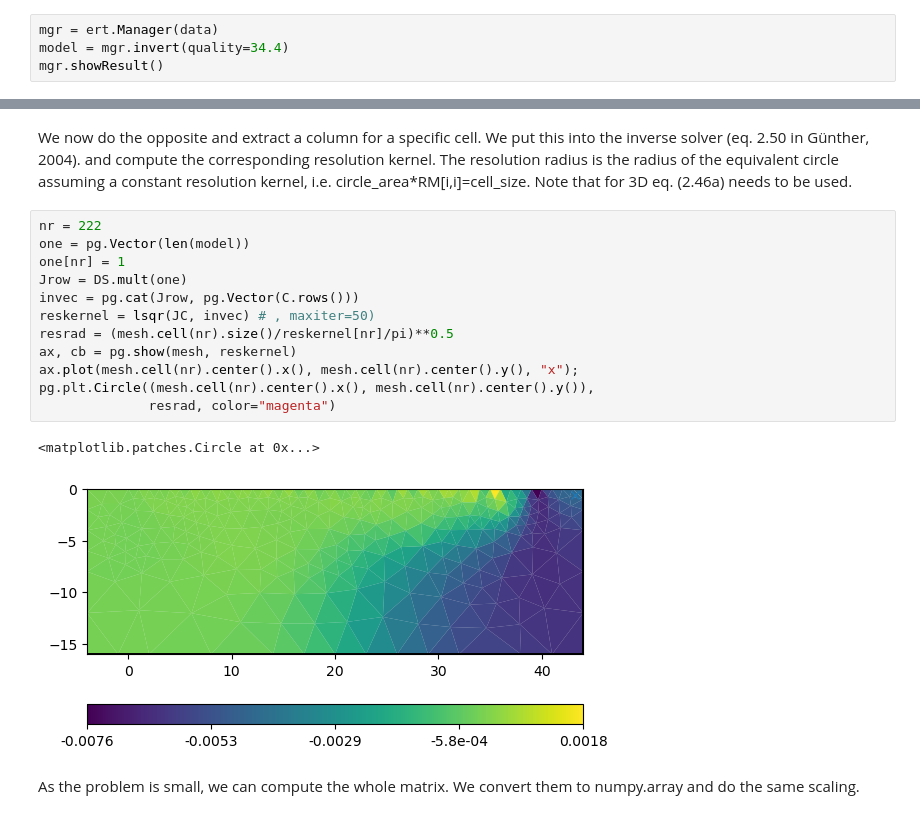
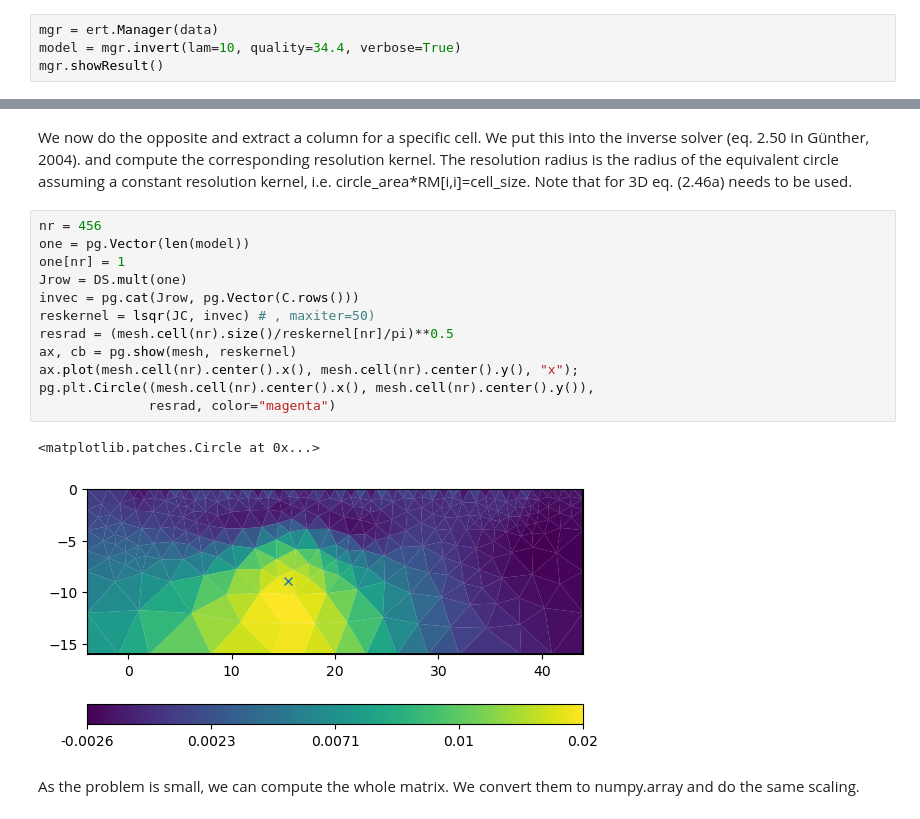
Before and after one commit to gimli-org/notebooks, a Jupyter notebook: inversion/resolution.ipynb, the cells around one changed output, grey strips where cells are left out. Cells and saved outputs as stored; diff of their text form.

```diff
--- a/inversion/resolution.ipynb
+++ b/inversion/resolution.ipynb
@@ -19,5 +19,5 @@ data.estimateError()
 # %%
 mgr = ert.Manager(data)
-model = mgr.invert(quality=34.4)
+model = mgr.invert(lam=10, quality=34.4, verbose=True)
 mgr.showResult()
 # %% [output]
@@ -77,20 +95,20 @@ The resolution radius is the radius of the equivalent circle assuming
 a constant resolution kernel, i.e. circle_area*RM[i,i]=cell_size.
 Note that for 3D eq. (2.46a) needs to be used.
 # %%
-nr = 222
+nr = 456
 one = pg.Vector(len(model))
 one[nr] = 1
 Jrow = DS.mult(one)
 invec = pg.cat(Jrow, pg.Vector(C.rows()))
 reskernel = lsqr(JC, invec) # , maxiter=50)
 resrad = (mesh.cell(nr).size()/reskernel[nr]/pi)**0.5
 ax, cb = pg.show(mesh, reskernel)
 ax.plot(mesh.cell(nr).center().x(), mesh.cell(nr).center().y(), "x");
 pg.plt.Circle((mesh.cell(nr).center().x(), mesh.cell(nr).center().y()),
               resrad, color="magenta")
 # %% [output]
 <matplotlib.patches.Circle at 0x...>
-[figure, old version]
+[figure, new version]
 # %% [markdown]
 As the problem is small, we can compute the whole matrix.
 We convert them to numpy.array and do the same scaling.
```
Also changed, not shown: parts of 4 cells of this notebook.
